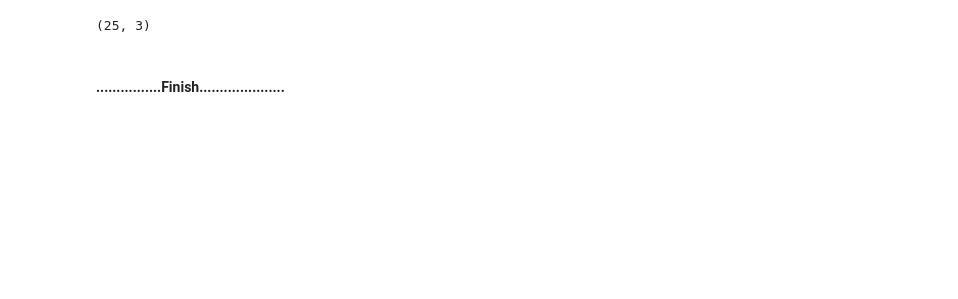
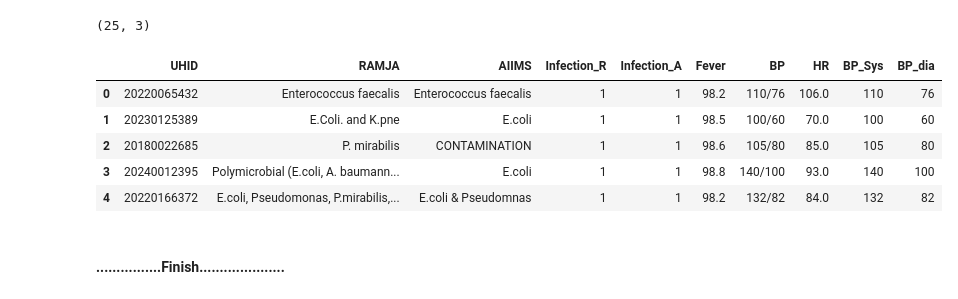
Before and after one commit to neeliit/DiagnosticsPy, a Jupyter notebook: comparision.ipynb, the cells around one changed output. Saved outputs shown, nothing was run; the diff lists cells and outputs as text; code cells hidden in the pictures; blank space fills up the shorter version.

```diff
--- a/comparision.ipynb
+++ b/comparision.ipynb
@@ -17,0 +38,3 @@ data.head()
+# %%
+data_sym[['BP_Sys','BP_dia']] = data_sym['BP'].str.split("/",expand=True)
+data_sym.head()
@@ -485,5 +536,16 @@ with pd.ExcelWriter('sorteddata2.xlsx') as writer:
     df_Pos_C.to_excel(writer, sheet_name='Common Positives', index=False)
     df_concordance.to_excel(writer, sheet_name='Concordance', index=False)
     df_Neg_C.to_excel(writer, sheet_name='Common Negatives', index=False)
+# %%
+df_C_sym = pd.merge(df_C_clean,data_sym,how='inner', on='UHID')
+# %%
+df_C_sym.head()
+# %% [output]
+|  | UHID | RAMJA | AIIMS | Infection_R | Infection_A | Fever | BP | HR | BP_Sys | BP_dia |
+| 0 | 20220065432 | Enterococcus faecalis | Enterococcus faecalis | 1 | 1 | 98.2 | 110/76 | 106.0 | 110 | 76 |
+| 1 | 20230125389 | E.Coli. and K.pne | E.coli | 1 | 1 | 98.5 | 100/60 | 70.0 | 100 | 60 |
+| 2 | 20180022685 | P. mirabilis | CONTAMINATION | 1 | 1 | 98.6 | 105/80 | 85.0 | 105 | 80 |
+| 3 | 20240012395 | Polymicrobial (E.coli, A. baumann... | E.coli | 1 | 1 | 98.8 | 140/100 | 93.0 | 140 | 100 |
+| 4 | 20220166372 | E.coli, Pseudomonas, P.mirabilis,... | E.coli & Pseudomnas | 1 | 1 | 98.2 | 132/82 | 84.0 | 132 | 82 |
 # %% [markdown]
 #### ................Finish.....................
```
Also changed, not shown: parts of 30 cells of this notebook, 1 other file.
